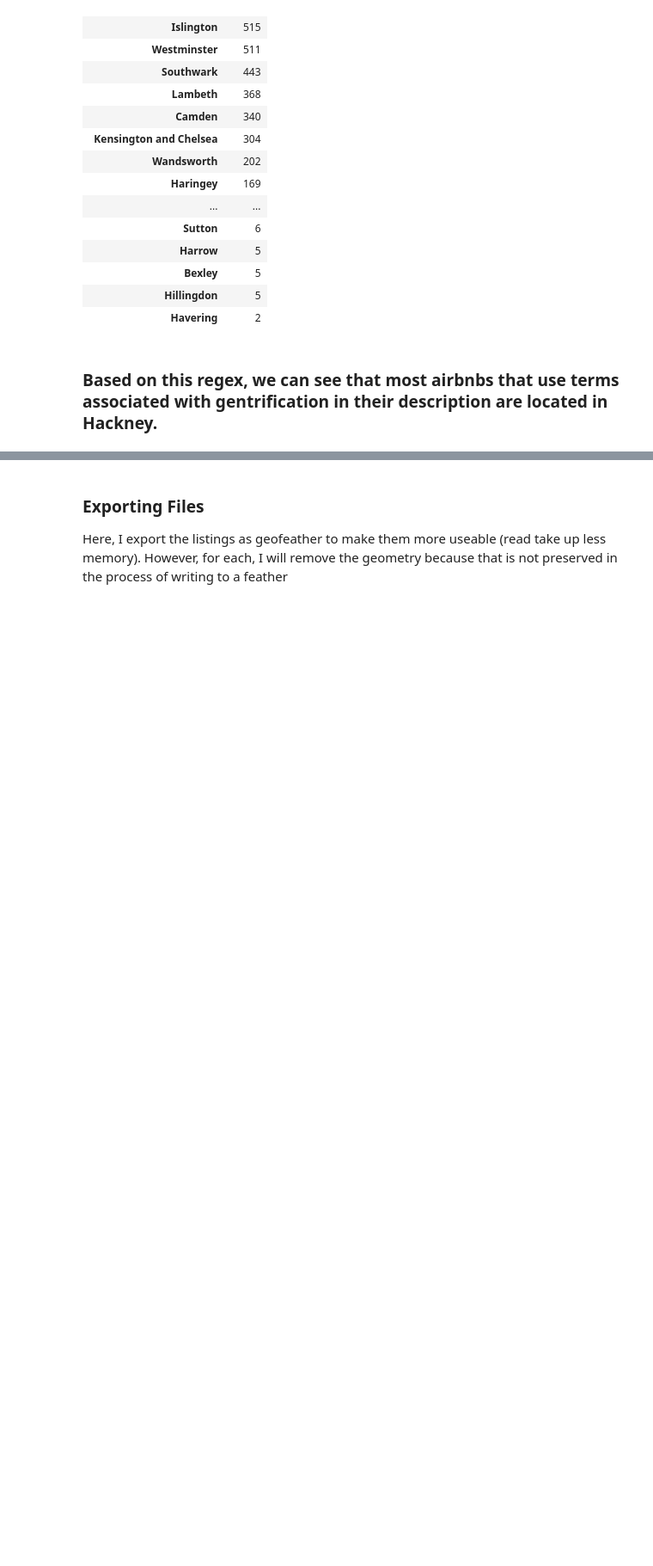
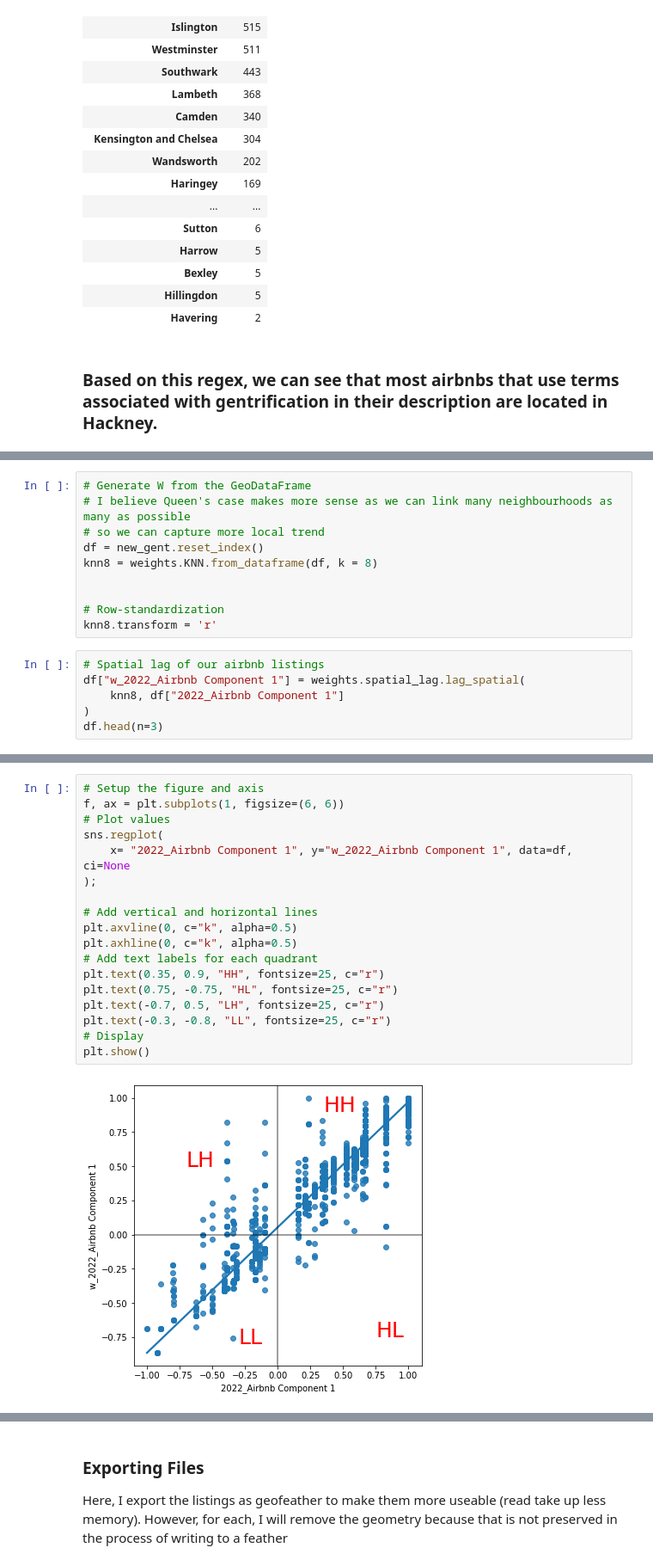
Before and after one commit to lordschmear/outline.fsds, a Jupyter notebook: Airbnb2022_Final.ipynb, the cells around one changed output, grey strips where cells are left out. Shown at 86% size. Saved outputs shown, nothing was run; the diff lists cells and outputs as text; blank space fills up the shorter version.

Commit message:
Spatial Autocorrelation

```diff
--- a/Airbnb2022_Final.ipynb
+++ b/Airbnb2022_Final.ipynb
@@ -830,0 +1096,16 @@ grouped_gent.head(33).sort_values(by=['Count'], ascending=False)
+# %%
+# Generate W from the GeoDataFrame
+# I believe Queen's case makes more sense as we can link many neighbourhoods as many as possible
+# so we can capture more local trend
+df = new_gent.reset_index()
+knn8 = weights.KNN.from_dataframe(df, k = 8)
+
+
+# Row-standardization
+knn8.transform = 'r'
+# %%
+# Spatial lag of our airbnb listings
+df["w_2022_Airbnb Component 1"] = weights.spatial_lag.lag_spatial(
+    knn8, df["2022_Airbnb Component 1"]
+)
+df.head(n=3)
@@ -830,0 +1117,20 @@ grouped_gent.head(33).sort_values(by=['Count'], ascending=False)
+# %%
+# Setup the figure and axis
+f, ax = plt.subplots(1, figsize=(6, 6))
+# Plot values
+sns.regplot(
+    x= "2022_Airbnb Component 1", y="w_2022_Airbnb Component 1", data=df, ci=None
+);
+
+# Add vertical and horizontal lines
+plt.axvline(0, c="k", alpha=0.5)
+plt.axhline(0, c="k", alpha=0.5)
+# Add text labels for each quadrant
+plt.text(0.35, 0.9, "HH", fontsize=25, c="r")
+plt.text(0.75, -0.75, "HL", fontsize=25, c="r")
+plt.text(-0.7, 0.5, "LH", fontsize=25, c="r")
+plt.text(-0.3, -0.8, "LL", fontsize=25, c="r")
+# Display
+plt.show()
+# %% [output]
+[figure, added]
```
Also changed, not shown: parts of 39 cells of this notebook.
